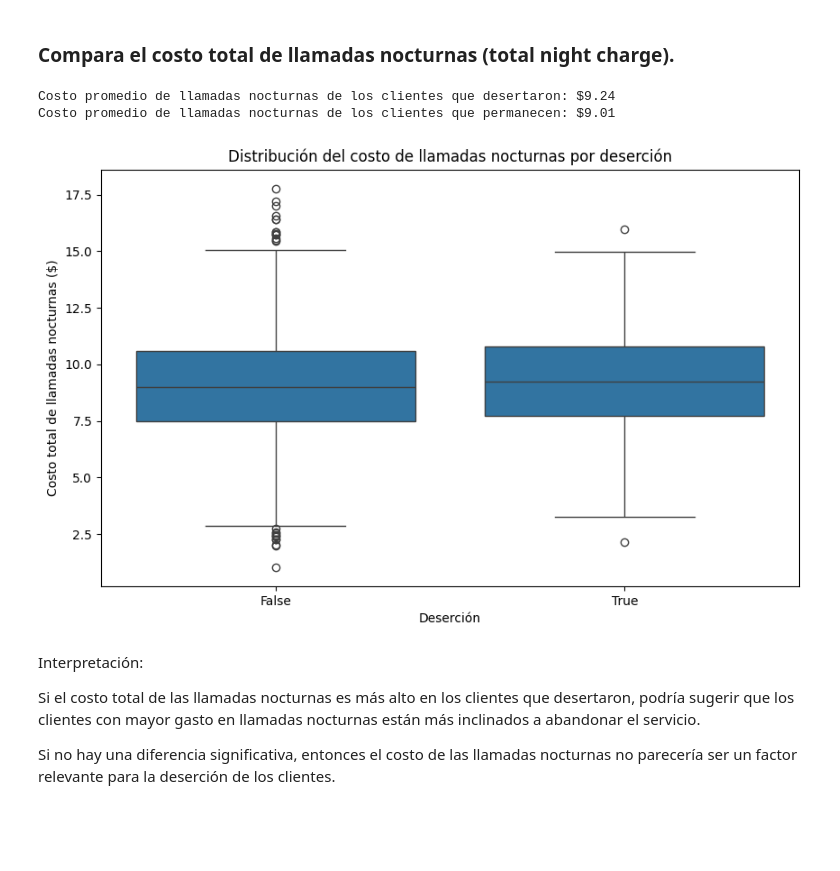
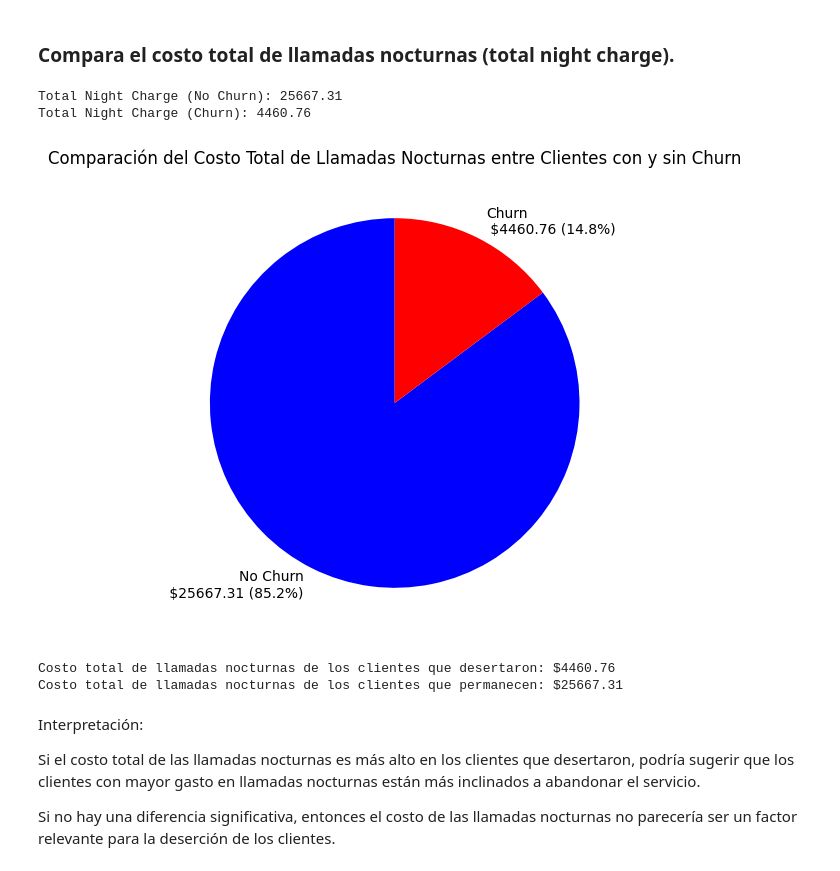
Before and after one commit to renemorenow/MachineLearning2, a Jupyter notebook: Prog_Basica_Python/Guia_2_Entrega.ipynb, the cells around one changed output. Saved outputs shown, nothing was run; the diff lists cells and outputs as text; code cells hidden in the pictures; blank space fills up the shorter version.

```diff
--- a/Prog_Basica_Python/Guia_2_Entrega.ipynb
+++ b/Prog_Basica_Python/Guia_2_Entrega.ipynb
@@ -394,28 +402,41 @@ Si el costo total de las llamadas diurnas es mayor en los clientes que desertaro
 Si no hay una diferencia significativa, entonces el costo de las llamadas diurnas no parecería ser un factor decisivo en la deserción de los clientes.
 # %% [markdown]
 ### Compara el costo total de llamadas nocturnas (total night charge).
+# %%
+# Solución propuesta
+
+total_night_charge_by_churn = df.groupby('churn')['total night charge'].sum()
+
+# Mostrar valores totales en consola
+print(f"Total Night Charge (No Churn): {total_night_charge_by_churn[False]:.2f}")
+print(f"Total Night Charge (Churn): {total_night_charge_by_churn[True]:.2f}")
+
+# Crear etiquetas con valores totales
+labels = [
+    f"No Churn\n ${total_night_charge_by_churn[False]:.2f} ({total_night_charge_by_churn[False] / total_night_charge_by_churn.sum() * 100:.1f}%)",
+    f"Churn\n ${total_night_charge_by_churn[True]:.2f} ({total_night_charge_by_churn[True] / total_night_charge_by_churn.sum() * 100:.1f}%)"
+]
+
+# Gráfico de torta
+plt.figure(figsize=(6, 6))
+plt.pie(total_night_charge_by_churn, labels=labels, colors=['blue', 'red'], startangle=90)
+plt.title('Comparación del Costo Total de Llamadas Nocturnas entre Clientes con y sin Churn')
+plt.show()
+# %% [output]
+Total Night Charge (No Churn): 25667.31
+Total Night Charge (Churn): 4460.76
+[figure, added]
 # %%
-# Solución propuesta
-
 # Calcular la media del costo total de las llamadas nocturnas para ambos grupos
-promedio_costo_nocturno_desertaron = UsuariosDesertores['total night charge'].mean()
-promedio_costo_nocturno_permanecen = UsuariosActivos['total night charge'].mean()
+Total_costo_nocturno_desertaron = UsuariosDesertores['total night charge'].sum()
+Total_costo_nocturno_permanecen = UsuariosActivos['total night charge'].sum()
 
 # Mostrar los resultados
-print(f'Costo promedio de llamadas nocturnas de los clientes que desertaron: ${promedio_costo_nocturno_desertaron:.2f}')
-print(f'Costo promedio de llamadas nocturnas de los clientes que permanecen: ${promedio_costo_nocturno_permanecen:.2f}')
-
-# Visualización para comparar la distribución de los costos entre ambos grupos
-plt.figure(figsize=(10, 6))
-sns.boxplot(x='churn', y='total night charge', data=df)
-plt.title('Distribución del costo de llamadas nocturnas por deserción')
-plt.xlabel('Deserción')
-plt.ylabel('Costo total de llamadas nocturnas ($)')
-plt.show()
+print(f'Costo total de llamadas nocturnas de los clientes que desertaron: ${Total_costo_nocturno_desertaron:.2f}')
+print(f'Costo total de llamadas nocturnas de los clientes que permanecen: ${Total_costo_nocturno_permanecen:.2f}')
 # %% [output]
-Costo promedio de llamadas nocturnas de los clientes que desertaron: $9.24
-Costo promedio de llamadas nocturnas de los clientes que permanecen: $9.01
+Costo total de llamadas nocturnas de los clientes que desertaron: $4460.76
+Costo total de llamadas nocturnas de los clientes que permanecen: $25667.31
-[figure, removed]
 # %% [markdown]
 Interpretación:
 
```
Also changed, not shown: parts of 4 cells of this notebook.
